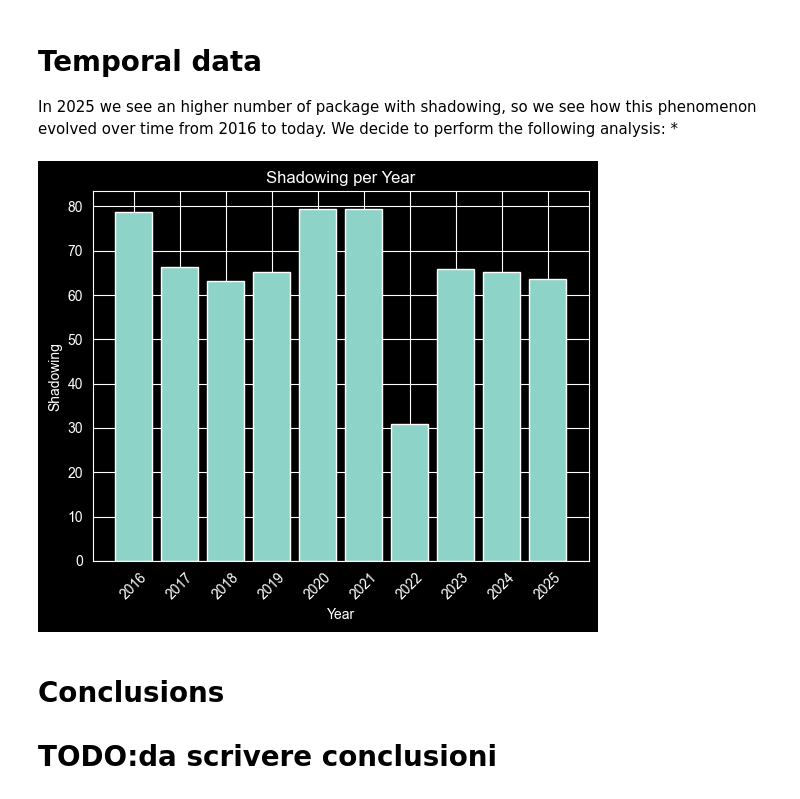
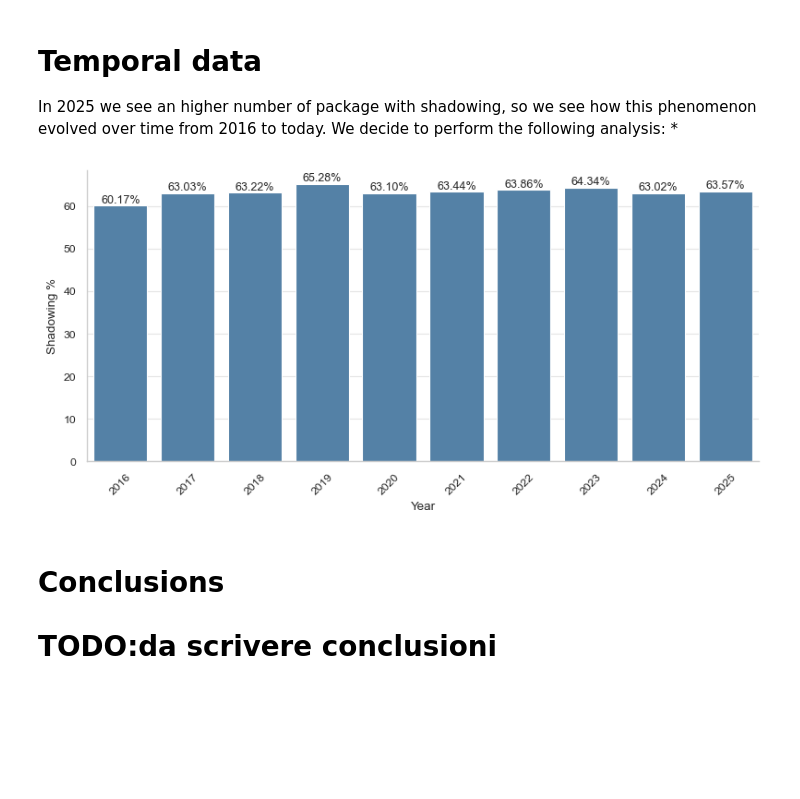
Before and after one commit to denisG99/ATCNS-Supply-Chain-Attack, a Jupyter notebook: analysis.ipynb, the cells around one changed output. Drawn from its saved outputs; the diff is of its cells as text; code cells hidden in the pictures; blank space fills up the shorter version.

Commit message:
new graph style +  incorporate new data

```diff
--- a/analysis.ipynb
+++ b/analysis.ipynb
@@ -193,17 +191,33 @@ for file in sorted(os.listdir(results_dir)):
 
     shadowing[f"{year}"] = count_shadowing(data)
 # %%
-plt.figure()
-plt.bar(shadowing.keys(), shadowing.values())
+# Style
+sns.set_theme(style="whitegrid", context="paper")
 
-plt.xlabel("Year")
-plt.ylabel("Shadowing")
-plt.title("Shadowing per Year")
+fig, ax = plt.subplots(figsize=(8,4))
+bars = sns.barplot(x=shadowing.keys(), y=shadowing.values(), color="steelblue", ax=ax)
+
+# Add percentage labels
+for i, bar in enumerate(bars.patches):
+    height = bar.get_height()
+    ax.text(
+        bar.get_x() + bar.get_width() / 2,
+        height,
+        f"{list(shadowing.values())[i]:.2f}%",
+        ha='center',
+        va='bottom',
+        fontsize=9)
+
+ax.set_xlabel("Year")
+ax.set_ylabel("Shadowing %")
 plt.xticks(rotation=45)
 
+sns.despine()
+plt.tight_layout()
+
 plt.show()
 # %% [output]
-[figure, old version]
+[figure, new version]
 # %% [markdown]
 # Conclusions
 
```
Also changed, not shown: parts of 1 cell of this notebook.
